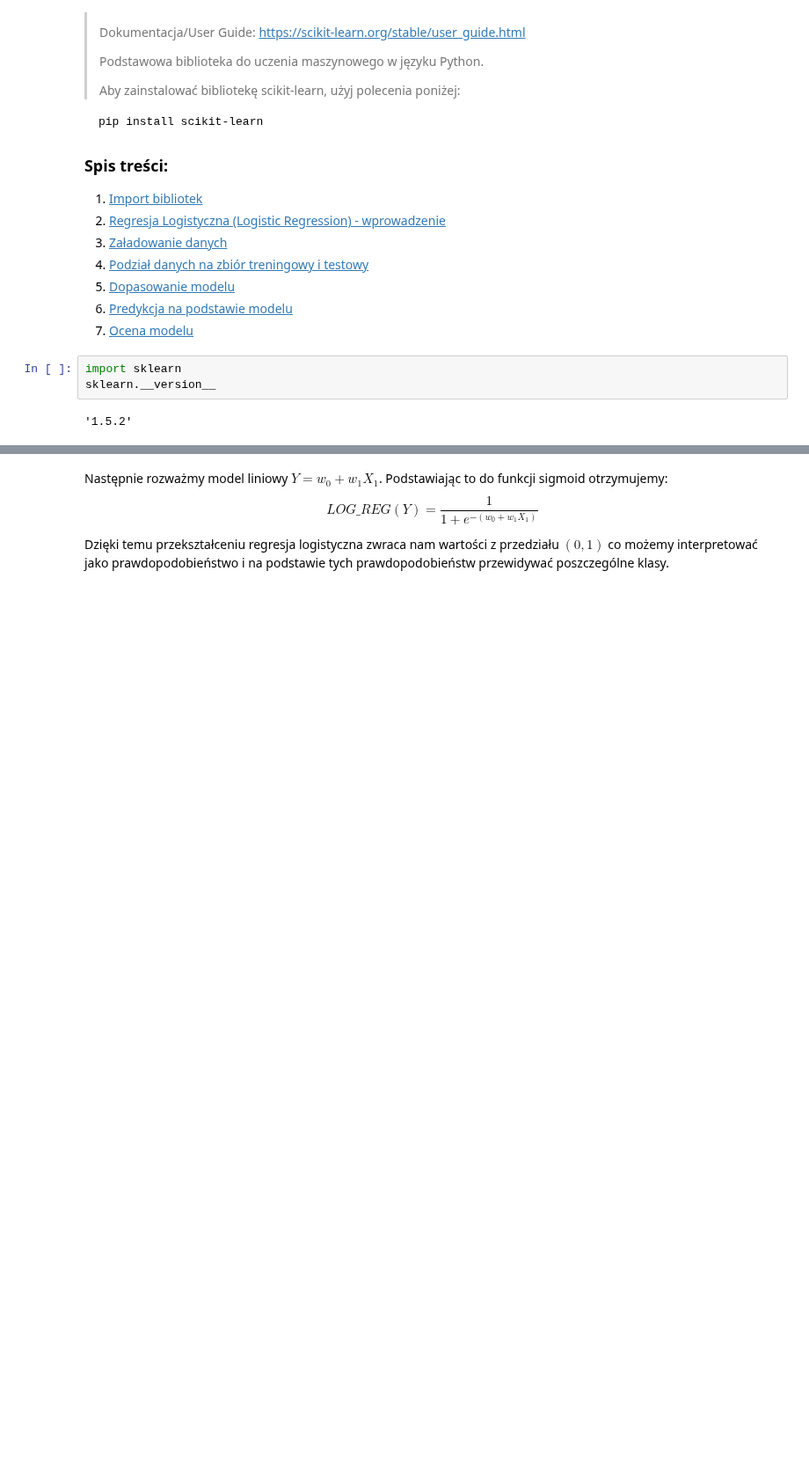
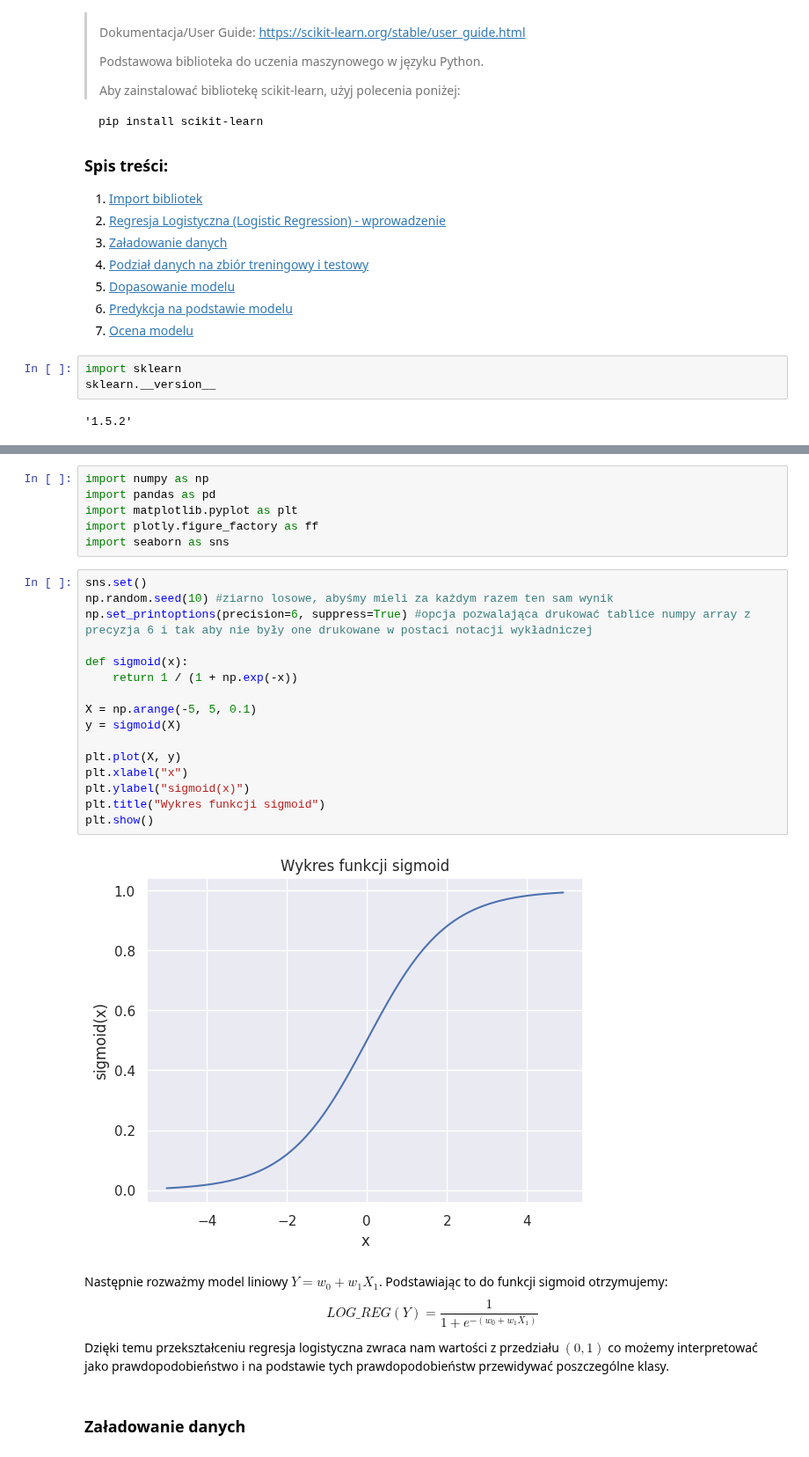
Before and after one commit to rafpank/Colab, a Jupyter notebook: data_science_bootcamp /uczenie_maszynowe/06_regresja_logistyczna.ipynb, the cells around one changed output, grey strips where cells are left out. Shown at 88% size. Drawn from its saved outputs; the diff is of its cells as text; blank space fills up the shorter version.

```diff
--- a/data_science_bootcamp /uczenie_maszynowe/06_regresja_logistyczna.ipynb
+++ b/data_science_bootcamp /uczenie_maszynowe/06_regresja_logistyczna.ipynb
@@ -42,4 +49,30 @@ $$sigmoid(x) = \frac{1}{1+e^{-x}}$$
+# %%
+import numpy as np
+import pandas as pd
+import matplotlib.pyplot as plt
+import plotly.figure_factory as ff
+import seaborn as sns
+# %%
+sns.set()
+np.random.seed(10) #ziarno losowe, abyśmy mieli za każdym razem ten sam wynik
+np.set_printoptions(precision=6, suppress=True) #opcja pozwalająca drukować tablice numpy array z precyzja 6 i tak aby nie były one drukowane w postaci notacji wykładniczej
+
+def sigmoid(x):
+    return 1 / (1 + np.exp(-x))
+
+X = np.arange(-5, 5, 0.1)
+y = sigmoid(X)
+
+plt.plot(X, y)
+plt.xlabel("x")
+plt.ylabel("sigmoid(x)")
+plt.title("Wykres funkcji sigmoid")
+plt.show()
+# %% [output]
+[figure, added]
 # %% [markdown]
 Następnie rozważmy model liniowy $Y = w_0 + w_1X_1$. Podstawiając to do funkcji sigmoid otrzymujemy:
 $$LOG\_REG(Y) = \frac{1}{1 + e^{-(w_0 + w_1X_1)}}$$
 Dzięki temu przekształceniu regresja logistyczna zwraca nam wartości z przedziału $(0, 1)$ co możemy interpretować jako prawdopodobieństwo i na podstawie tych prawdopodobieństw przewidywać poszczególne klasy.
+# %% [markdown]
+###  <a name='a3'></a>  Załadowanie danych
```
Also changed, not shown: parts of 2 cells of this notebook.
